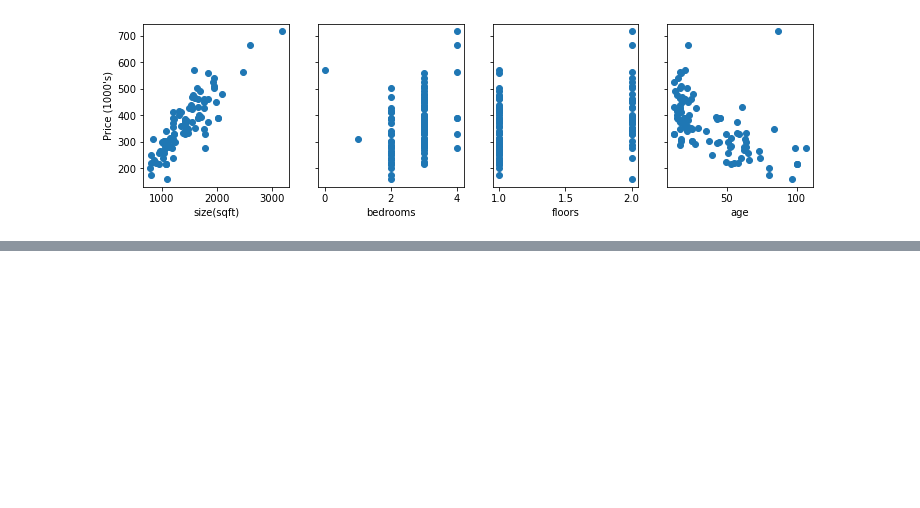
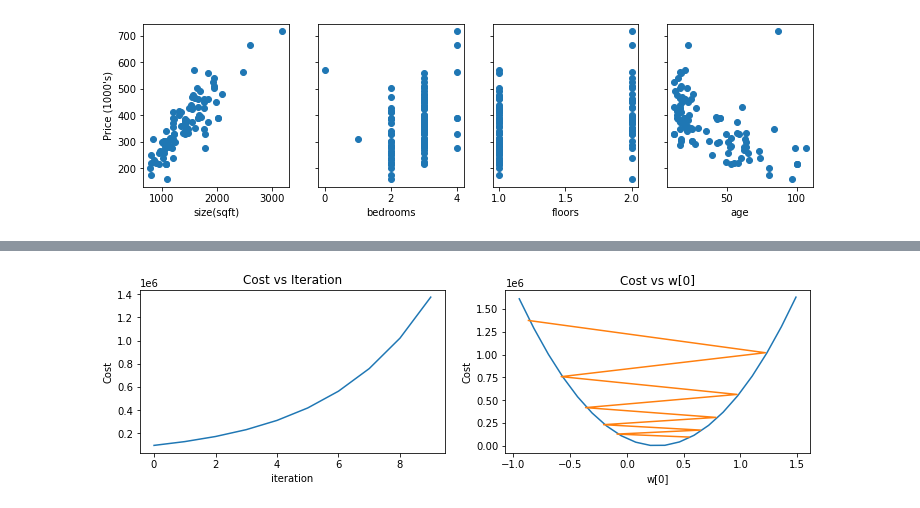
Before and after one commit to kvapiltomas/machine_learning_specialization, a Jupyter notebook: supervised_machine_learning/week2/feature_scaling_and_learning_rate.ipynb, the cells around one changed output, grey strips where cells are left out. Drawn from its saved outputs; the diff is of its cells as text; code cells hidden in the pictures; blank space fills up the shorter version.

```diff
--- a/supervised_machine_learning/week2/feature_scaling_and_learning_rate.ipynb
+++ b/supervised_machine_learning/week2/feature_scaling_and_learning_rate.ipynb
@@ -23,0 +34,4 @@ TypeError: 'tuple' object cannot be interpreted as an integer
+# %%
+plot_cost_i_w(X_train, y_train, hist)
+# %% [output]
+[figure, added]
```
Also changed, not shown: parts of 13 cells of this notebook.
